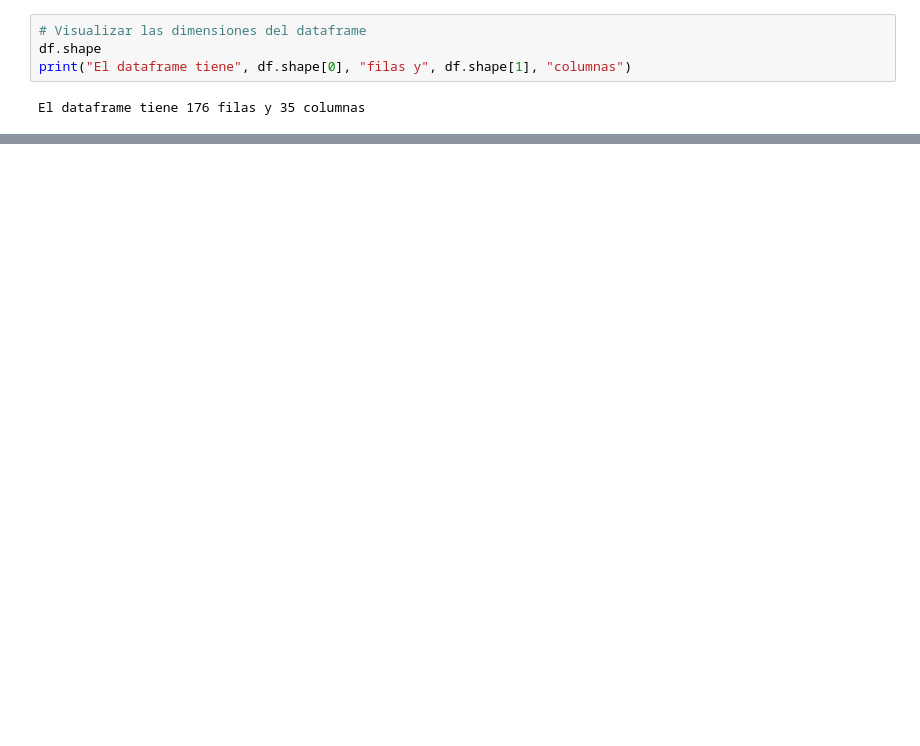
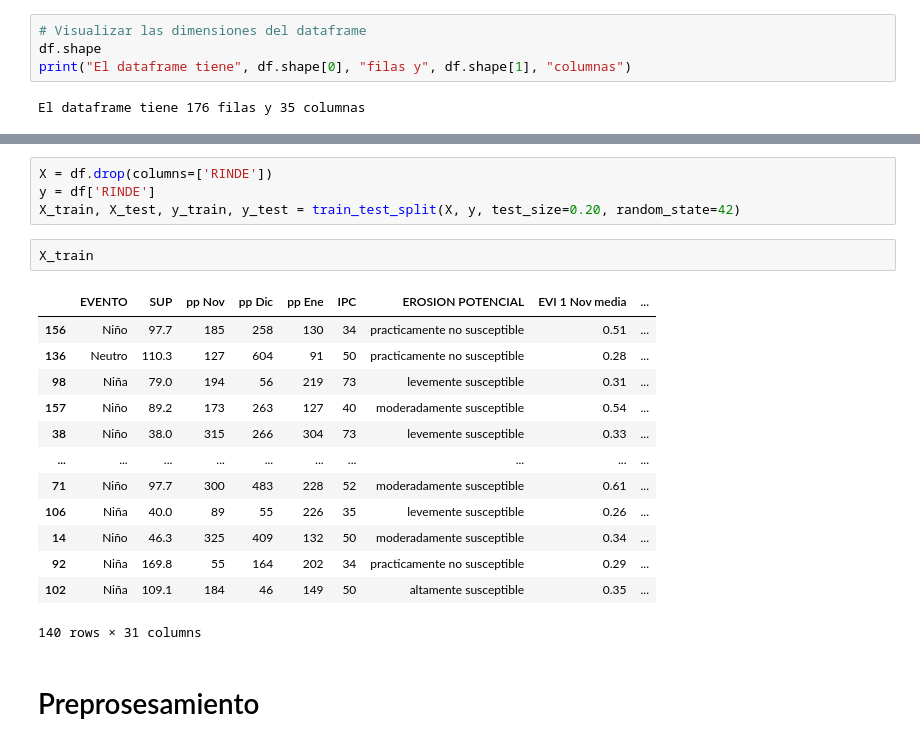
Before and after one commit to noelibaeza/FINAL_DIPLOMATURA, a Jupyter notebook: trabajo_final.ipynb, the cells around one changed output, grey strips where cells are left out. Saved outputs shown, nothing was run; the diff lists cells and outputs as text; blank space fills up the shorter version.

```diff
--- a/trabajo_final.ipynb
+++ b/trabajo_final.ipynb
@@ -37,0 +138,22 @@ df.dtypes
+# %%
+X = df.drop(columns=['RINDE'])
+y = df['RINDE']
+X_train, X_test, y_train, y_test = train_test_split(X, y, test_size=0.20, random_state=42)
+# %%
+X_train
+# %% [output]
+|  | EVENTO | SUP | pp Nov | pp Dic | pp Ene | IPC | EROSION POTENCIAL | EVI 1 Nov media | ... |
+| 156 | Niño | 97.7 | 185 | 258 | 130 | 34 | practicamente no susceptible | 0.51 | ... |
+| 136 | Neutro | 110.3 | 127 | 604 | 91 | 50 | practicamente no susceptible | 0.28 | ... |
+| 98 | Niña | 79.0 | 194 | 56 | 219 | 73 | levemente susceptible | 0.31 | ... |
+| 157 | Niño | 89.2 | 173 | 263 | 127 | 40 | moderadamente susceptible | 0.54 | ... |
+| 38 | Niño | 38.0 | 315 | 266 | 304 | 73 | levemente susceptible | 0.33 | ... |
+| ... | ... | ... | ... | ... | ... | ... | ... | ... | ... |
+| 71 | Niño | 97.7 | 300 | 483 | 228 | 52 | moderadamente susceptible | 0.61 | ... |
+| 106 | Niña | 40.0 | 89 | 55 | 226 | 35 | levemente susceptible | 0.26 | ... |
+| 14 | Niño | 46.3 | 325 | 409 | 132 | 50 | moderadamente susceptible | 0.34 | ... |
+| 92 | Niña | 169.8 | 55 | 164 | 202 | 34 | practicamente no susceptible | 0.29 | ... |
+| 102 | Niña | 109.1 | 184 | 46 | 149 | 50 | altamente susceptible | 0.35 | ... |
+140 rows × 31 columns
+# %% [markdown]
+# Preprosesamiento
```
Also changed, not shown: parts of 31 cells of this notebook.
